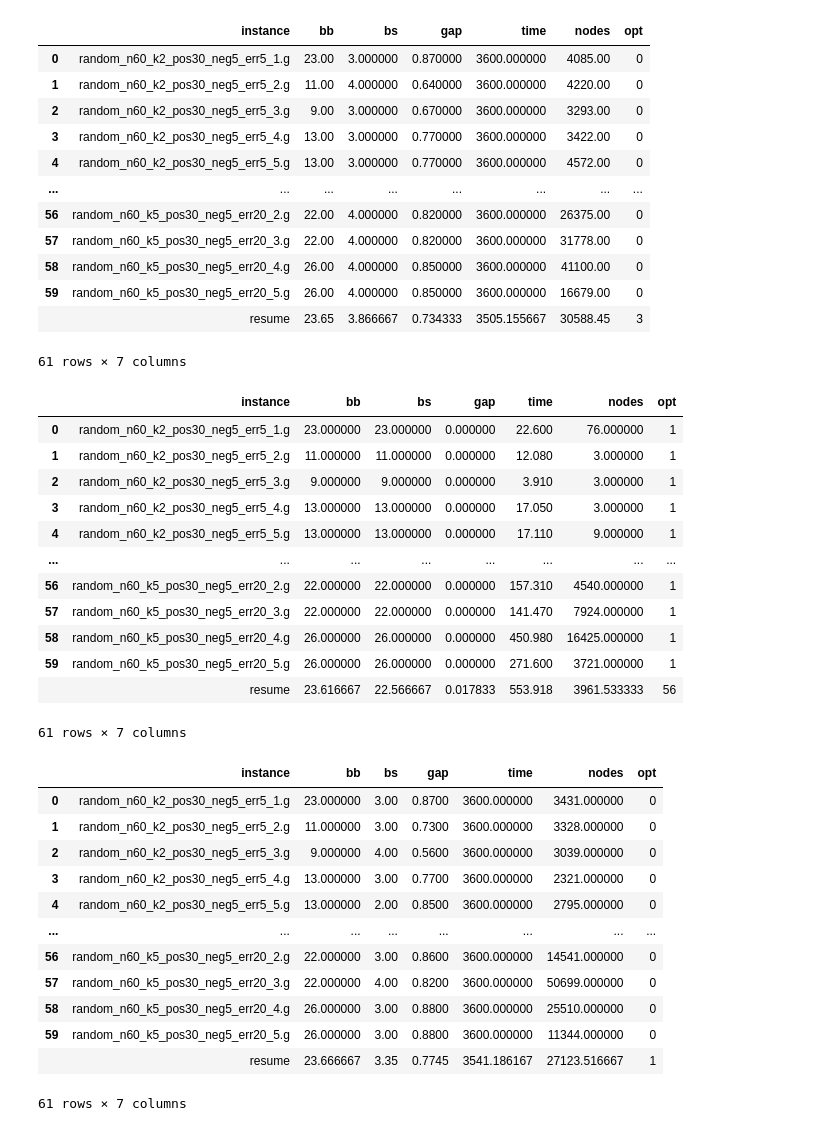
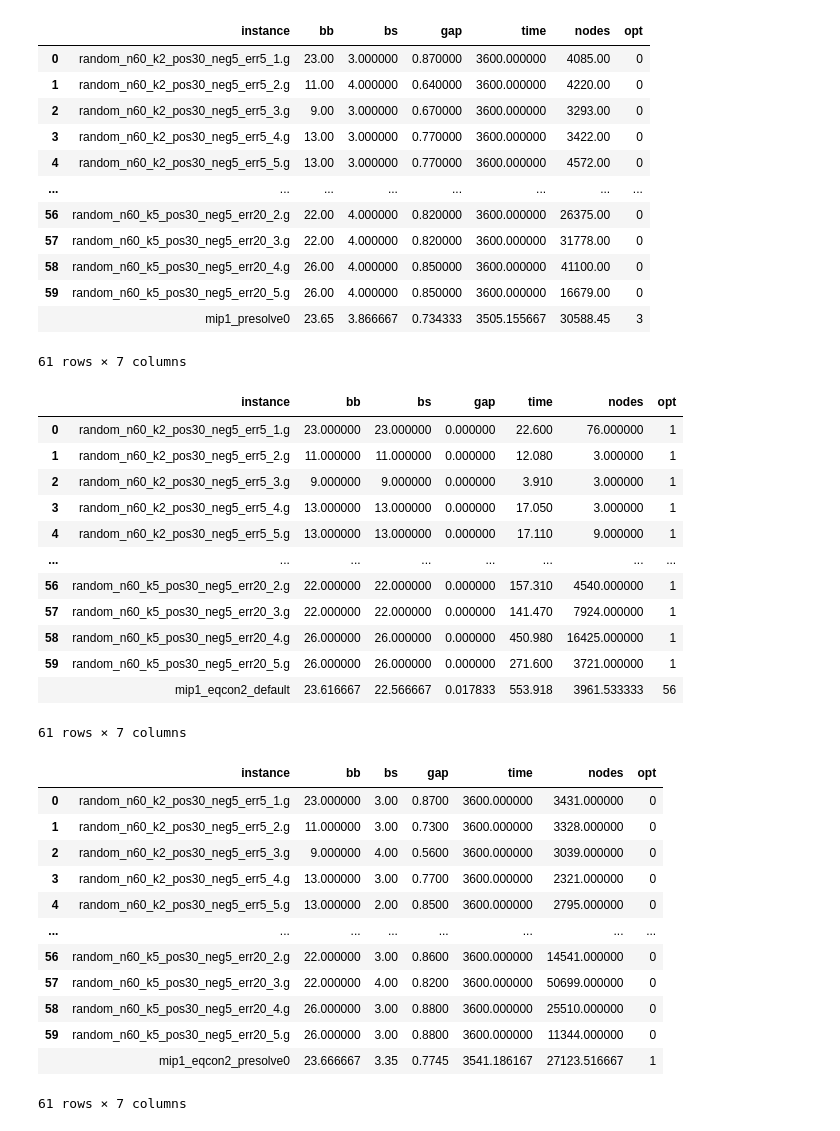
Before and after one commit to jesusossian/edge_signed_graph, a Jupyter notebook: result/n60_edge1_signed.ipynb, the cells around one changed output. Drawn from its saved outputs; the diff is of its cells as text; code cells hidden in the pictures.

```diff
--- a/result/n60_edge1_signed.ipynb
+++ b/result/n60_edge1_signed.ipynb
@@ -98,35 +98,35 @@ df = pd.read_csv(file,header=None,sep=';')
 mip1_n60 = pd.DataFrame()
 mip1_n60 = pd.concat([mip1_n60, df], ignore_index=True)
 mip1_n60.columns = ['instance','bb','bs','gap','time','nodes','opt']
 #mip_n60
 
 tab = pd.DataFrame({
-    'instance':"resume",
+    'instance':"mip1_presolve0",
     'bb':mip1_n60['bb'].mean(),
     'bs':mip1_n60['bs'].mean(),
     'gap':mip1_n60['gap'].mean(),
     'time':mip1_n60['time'].mean(),
     'nodes':mip1_n60['nodes'].mean(),
     'opt':mip1_n60['opt'].sum()
     },index=[""]
 )
 
 mip1_n60 = pd.concat([mip1_n60,tab])
 mip1_n60['instance'] = mip1_n60['instance'].str.replace('data/kmbs/RANDOM/random_','')
 mip1_n60
 # %% [output]
 |  | instance | bb | bs | gap | time | nodes | opt |
 | 0 | random_n60_k2_pos30_neg5_err5_1.g | 23.00 | 3.000000 | 0.870000 | 3600.000000 | 4085.00 | 0 |
 | 1 | random_n60_k2_pos30_neg5_err5_2.g | 11.00 | 4.000000 | 0.640000 | 3600.000000 | 4220.00 | 0 |
 | 2 | random_n60_k2_pos30_neg5_err5_3.g | 9.00 | 3.000000 | 0.670000 | 3600.000000 | 3293.00 | 0 |
 | 3 | random_n60_k2_pos30_neg5_err5_4.g | 13.00 | 3.000000 | 0.770000 | 3600.000000 | 3422.00 | 0 |
 | 4 | random_n60_k2_pos30_neg5_err5_5.g | 13.00 | 3.000000 | 0.770000 | 3600.000000 | 4572.00 | 0 |
 | ... | ... | ... | ... | ... | ... | ... | ... |
 | 56 | random_n60_k5_pos30_neg5_err20_2.g | 22.00 | 4.000000 | 0.820000 | 3600.000000 | 26375.00 | 0 |
 | 57 | random_n60_k5_pos30_neg5_err20_3.g | 22.00 | 4.000000 | 0.820000 | 3600.000000 | 31778.00 | 0 |
 | 58 | random_n60_k5_pos30_neg5_err20_4.g | 26.00 | 4.000000 | 0.850000 | 3600.000000 | 41100.00 | 0 |
 | 59 | random_n60_k5_pos30_neg5_err20_5.g | 26.00 | 4.000000 | 0.850000 | 3600.000000 | 16679.00 | 0 |
-|  | resume | 23.65 | 3.866667 | 0.734333 | 3505.155667 | 30588.45 | 3 |
+|  | mip1_presolve0 | 23.65 | 3.866667 | 0.734333 | 3505.155667 | 30588.45 | 3 |
 61 rows × 7 columns
 # %%
 form_ = "edge1"
@@ -143,7 +143,7 @@ mip1_n60.columns = ['instance','bb','bs','gap','time','nodes','opt']
 #mip_n60
 
 tab = pd.DataFrame({
-    'instance':"resume",
+    'instance':"mip1_eqcon2_default",
     'bb':mip1_n60['bb'].mean(),
     'bs':mip1_n60['bs'].mean(),
     'gap':mip1_n60['gap'].mean(),
@@ -168,7 +168,7 @@ mip1_n60
 | 57 | random_n60_k5_pos30_neg5_err20_3.g | 22.000000 | 22.000000 | 0.000000 | 141.470 | 7924.000000 | 1 |
 | 58 | random_n60_k5_pos30_neg5_err20_4.g | 26.000000 | 26.000000 | 0.000000 | 450.980 | 16425.000000 | 1 |
 | 59 | random_n60_k5_pos30_neg5_err20_5.g | 26.000000 | 26.000000 | 0.000000 | 271.600 | 3721.000000 | 1 |
-|  | resume | 23.616667 | 22.566667 | 0.017833 | 553.918 | 3961.533333 | 56 |
+|  | mip1_eqcon2_default | 23.616667 | 22.566667 | 0.017833 | 553.918 | 3961.533333 | 56 |
 61 rows × 7 columns
 # %%
 form_ = "edge1"
@@ -185,7 +185,7 @@ mip1_n60.columns = ['instance','bb','bs','gap','time','nodes','opt']
 #mip_n60
 
 tab = pd.DataFrame({
-    'instance':"resume",
+    'instance':"mip1_eqcon2_presolve0",
     'bb':mip1_n60['bb'].mean(),
     'bs':mip1_n60['bs'].mean(),
     'gap':mip1_n60['gap'].mean(),
@@ -210,7 +210,7 @@ mip1_n60
 | 57 | random_n60_k5_pos30_neg5_err20_3.g | 22.000000 | 4.00 | 0.8200 | 3600.000000 | 50699.000000 | 0 |
 | 58 | random_n60_k5_pos30_neg5_err20_4.g | 26.000000 | 3.00 | 0.8800 | 3600.000000 | 25510.000000 | 0 |
 | 59 | random_n60_k5_pos30_neg5_err20_5.g | 26.000000 | 3.00 | 0.8800 | 3600.000000 | 11344.000000 | 0 |
-|  | resume | 23.666667 | 3.35 | 0.7745 | 3541.186167 | 27123.516667 | 1 |
+|  | mip1_eqcon2_presolve0 | 23.666667 | 3.35 | 0.7745 | 3541.186167 | 27123.516667 | 1 |
 61 rows × 7 columns
 # %%
 mip1_n60['instance'] = mip1_n60['instance'].str.replace('_','\_')
```
Also changed, not shown: parts of 5 cells of this notebook, 2 other files.
